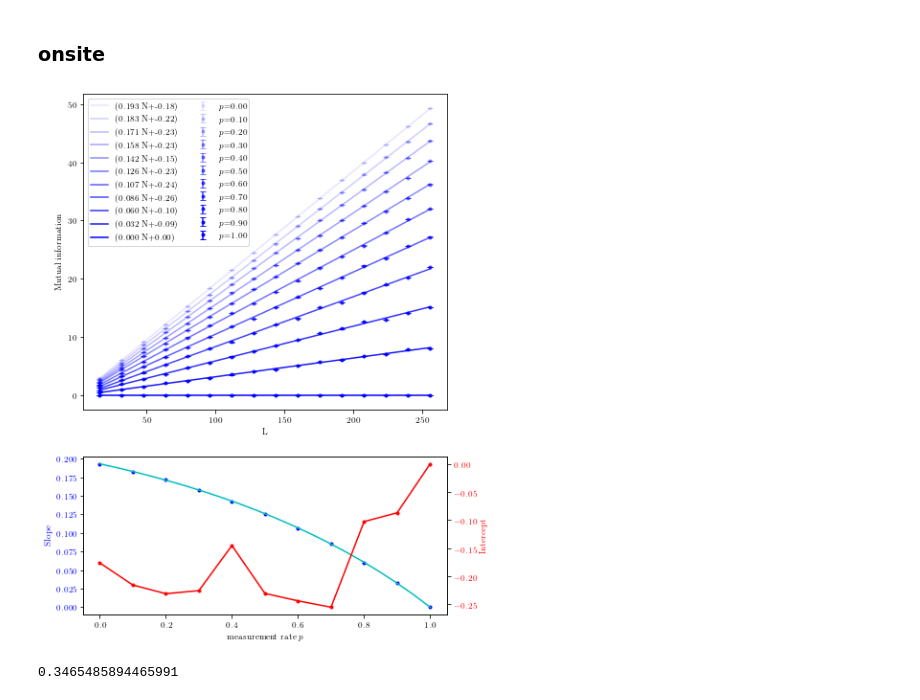
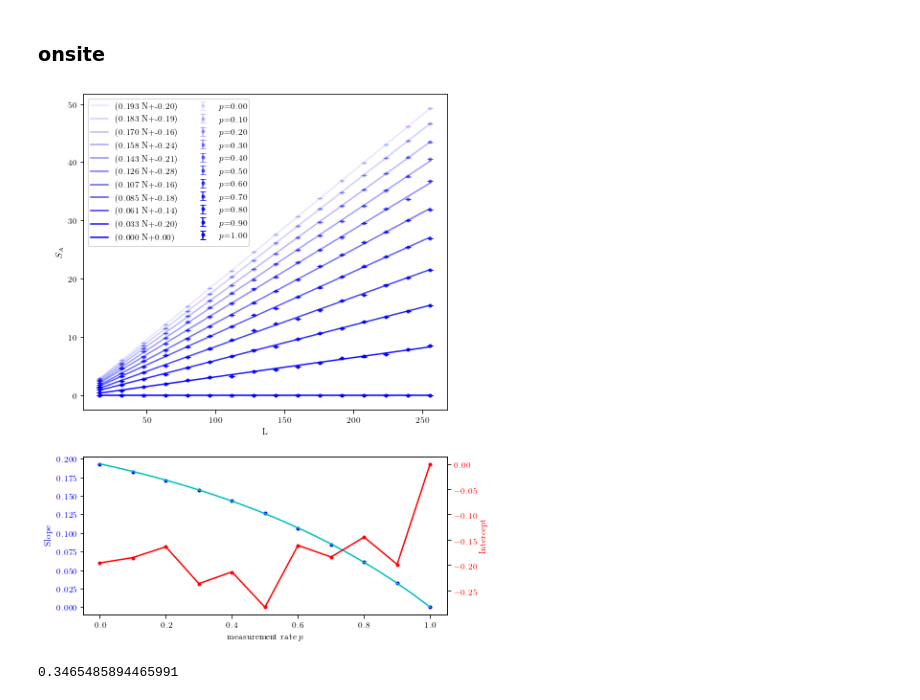
Before and after one commit to hainingpan/SPT, a Jupyter notebook: test_SYK.ipynb, the cells around one changed output. Drawn from its saved outputs; the diff is of its cells as text; code cells hidden in the pictures.

```diff
--- a/test_SYK.ipynb
+++ b/test_SYK.ipynb
@@ -974,8 +976,9 @@ ax.legend()
 ### onsite
 # %%
 es=100
-L_list=np.arange(16,256+1,16)
-p_rate_list=np.arange(0,1.1,0.1)
+# L_list=np.arange(16,256+1,32)
+L_list=2**np.arange(3,8)
+p_rate_list=np.arange(0,1.001,0.01)
 MI_onsiterate_A_list=np.zeros((p_rate_list.shape[0],L_list.shape[0],es))
 LN_onsiterate_A_list=np.zeros((p_rate_list.shape[0],L_list.shape[0],es))
 S_A_onsiterate_A_list=np.zeros((p_rate_list.shape[0],L_list.shape[0],es))
@@ -992,7 +995,8 @@ def run(p):
     proj_range=proj[proj_range_bool==1]
     params.measure_all_Born(proj_range=proj_range)
     S_A=params.von_Neumann_entropy_m(sub_A)
-    S_B=params.von_Neumann_entropy_m(sub_B)
+    # S_B=params.von_Neumann_entropy_m(sub_B)
+    S_B=S_A
     proj_num=proj_range.shape[0]/L
     return proj_num,S_A,S_B
 for p_rate_i,p_rate in enumerate(p_rate_list):
@@ -1006,30 +1010,30 @@ for p_rate_i,p_rate in enumerate(p_rate_list):
 # %%
 fig,axs=plt.subplots(2,1,figsize=(6.8,10),gridspec_kw=dict(height_ratios=[2,1]))
 ax=axs[0]
 lr_MI={}
 for p_rate_i,p_rate in enumerate(p_rate_list):
     ax.errorbar(L_list,S_A_onsiterate_A_list[p_rate_i].mean(axis=1),S_A_onsiterate_A_list[p_rate_i].std(axis=1)/es,fmt='.',capsize=3,label='$p$={:.2f}'.format(p_rate),color='b',alpha=p_rate*.9+0.1)
     lr_MI[p_rate]=scipy.stats.linregress(L_list,S_A_onsiterate_A_list[p_rate_i].mean(axis=1))
     ax.plot(L_list,lr_MI[p_rate].slope*L_list+lr_MI[p_rate].intercept,color='b',alpha=p_rate*.9+0.1,label='({:.3f} N+{:.2f})'.format(lr_MI[p_rate].slope,lr_MI[p_rate].intercept))
 
 ax.set_xlabel('L')
-ax.set_ylabel('S_A')
+ax.set_ylabel('$S_A$')
 ax.legend(loc=2,ncol=2)
 
 ax=axs[1]
 ax.plot(p_rate_list,[lr_MI[p_rate].slope for p_rate in p_rate_list],'.b')
 ax.plot(p_analy_list,MI_slope_analy_list,'c')
 ax.set_xlabel('measurement rate $p$')
 ax.set_ylabel('Slope',color='b')
 ax.tick_params(axis='y', labelcolor='b')
 ax2=ax.twinx()
 ax2.set_ylabel('Intercept',color='r')
 ax2.tick_params(axis='y', labelcolor='r')
 ax2.plot(p_rate_list,[lr_MI[p_rate].intercept for p_rate in p_rate_list],'.-r')
 
 fig.savefig('/mnt/d/kitp/Rp_SPT/12/S_A_onsiterate_A_SYK.pdf')
 # %% [output]
-[figure, old version]
+[figure, new version]
 # %%
 func(.5,0.0001)/2
 # %% [output]
```
Also changed, not shown: parts of 8 cells of this notebook, 3 other files.
